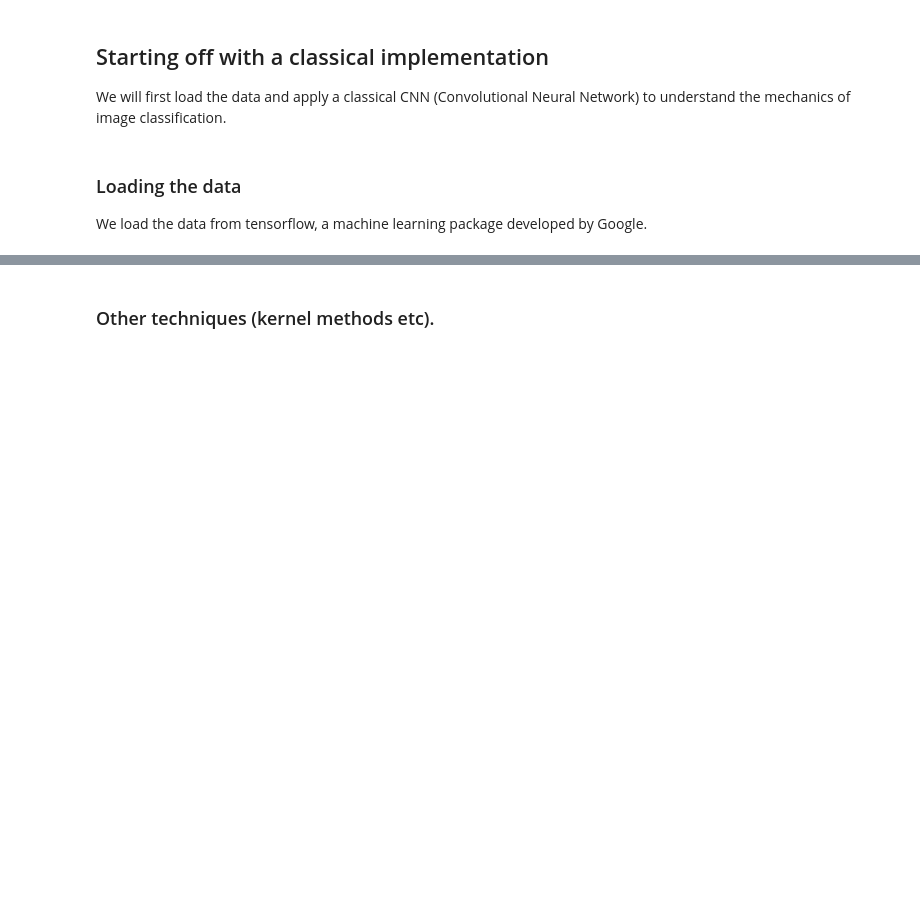
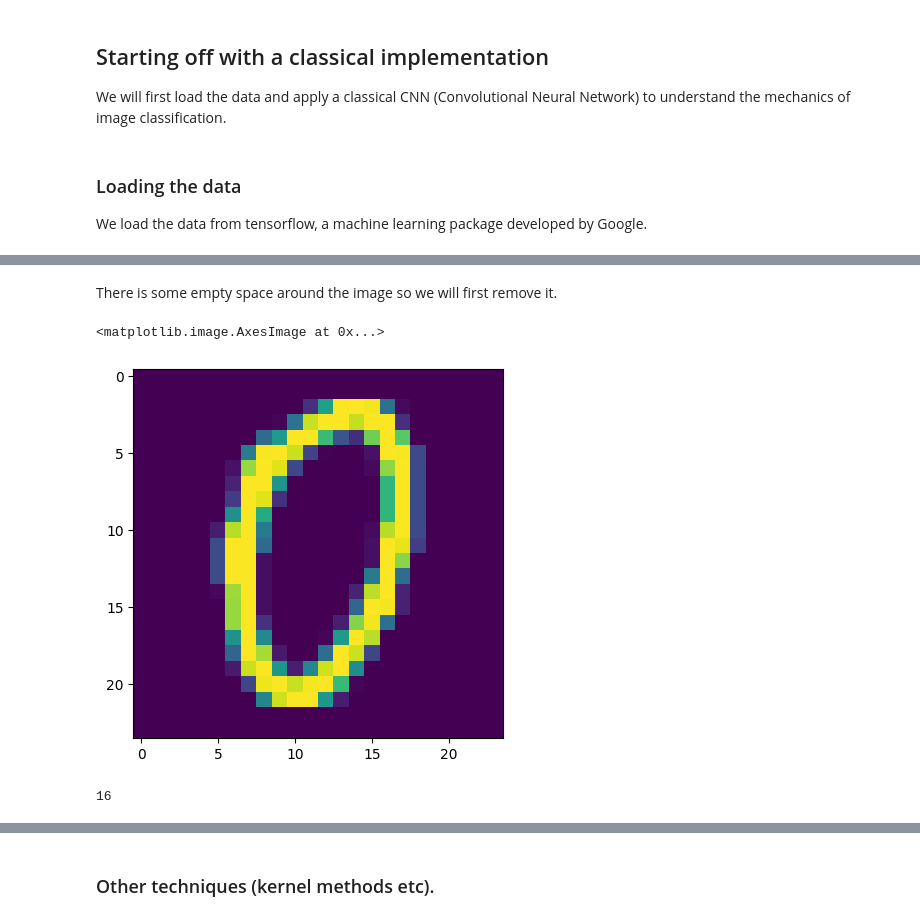
Before and after one commit to rryoung98/qml_embedding, a Jupyter notebook: embedding_presentation.ipynb, the cells around one changed output, grey strips where cells are left out. Saved outputs shown, nothing was run; the diff lists cells and outputs as text; code cells hidden in the pictures; blank space fills up the shorter version.

```diff
--- a/embedding_presentation.ipynb
+++ b/embedding_presentation.ipynb
@@ -178,0 +288,21 @@ ValueError: in user code:
+# %% [markdown]
+There is some empty space around the image so we will first remove it.
+# %%
+plt.imshow(x_train_crop[1000])
+# %% [output]
+<matplotlib.image.AxesImage at 0x...>
+[figure, added]
+# %%
+# Resize the images to fit on a quantum register
+
+x_train_crop = np.array([x.reshape(28,28)[3:27,3:27] for x in x_train])
+x_test_crop =np.array([x.reshape(28,28)[3:27,3:27] for x in x_test])
+
+x_train_crop = np.expand_dims(x_train_crop, -1)
+x_test_crop = np.expand_dims(x_test_crop, -1)
+
+x_train_small_2562 = tf.image.resize(x_train_crop, [16,16]).numpy()
+x_test_small_256 = tf.image.resize(x_test_crop, [16,16]).numpy()
+print(len(x_train_small_256))
+# %% [output]
+16
```
Also changed, not shown: parts of 26 cells of this notebook, 8 other files.
